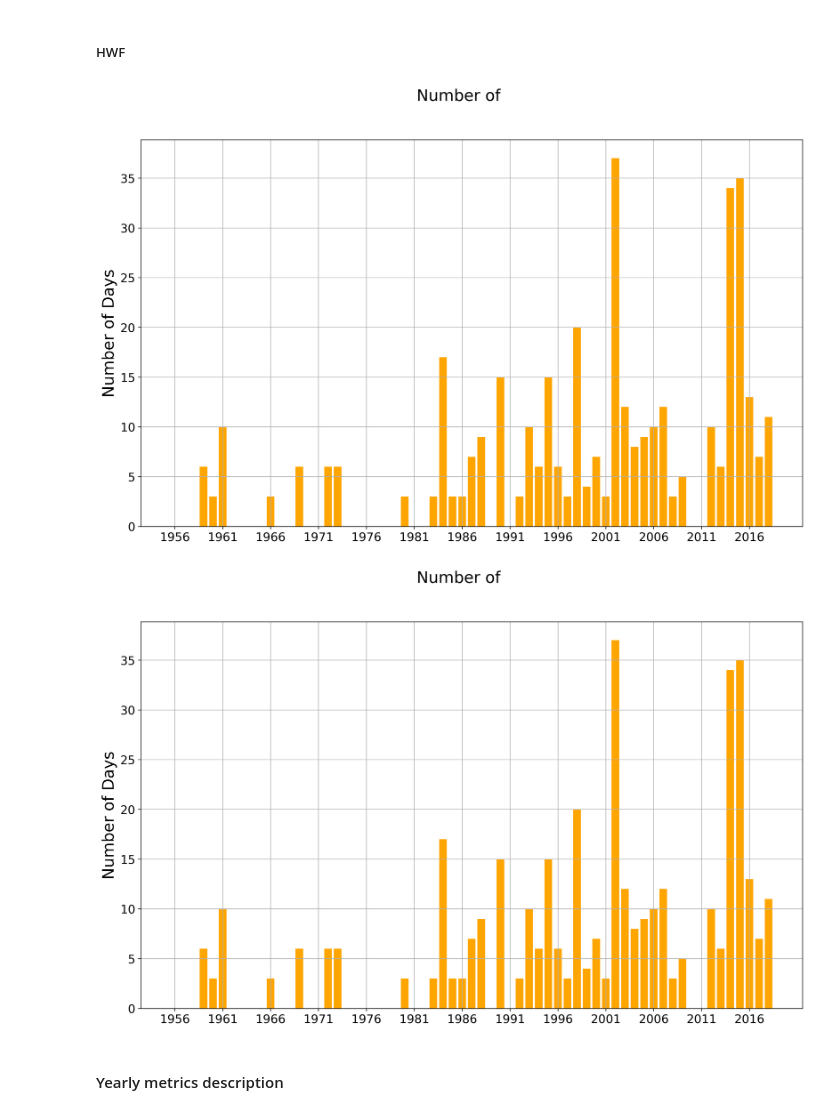
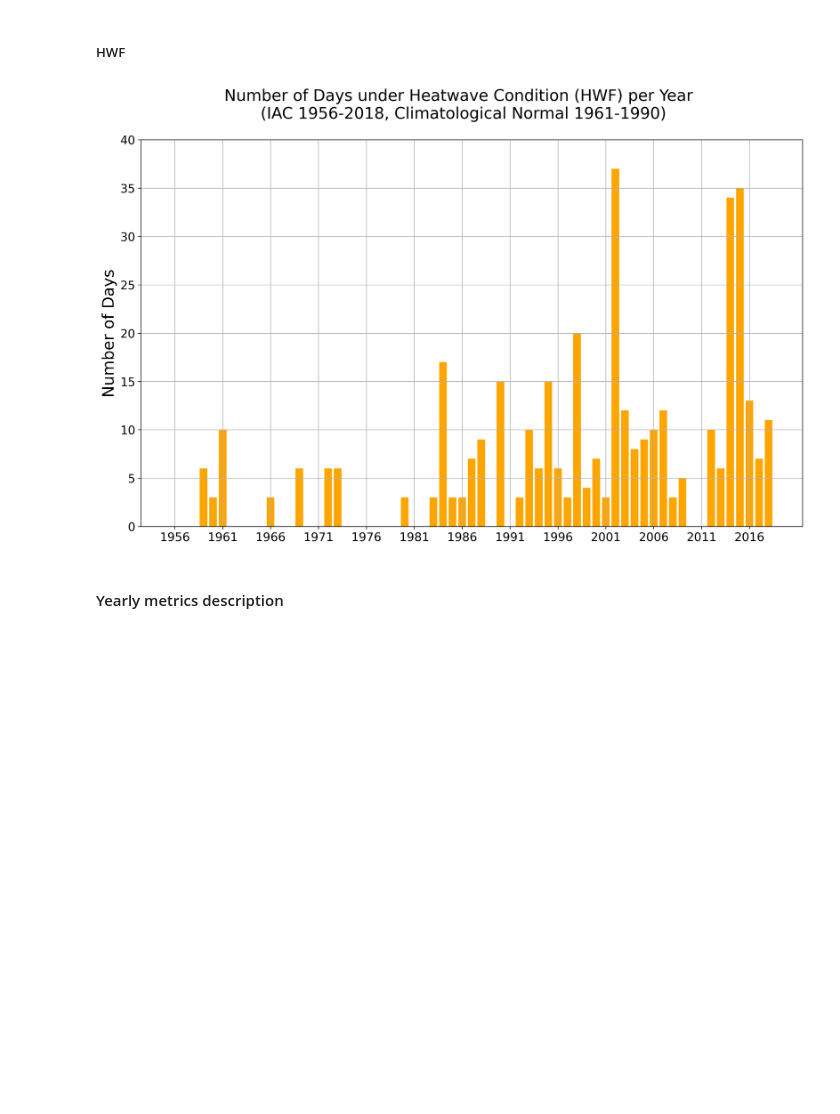
Before and after one commit to climate-and-health-datasci-Unicamp/py-climate-health-toolbox, a Jupyter notebook: examples/IAC_heatwave_analyses.ipynb, the cells around one changed output. Drawn from its saved outputs; the diff is of its cells as text; code cells hidden in the pictures; blank space fills up the shorter version.

```diff
--- a/examples/IAC_heatwave_analyses.ipynb
+++ b/examples/IAC_heatwave_analyses.ipynb
@@ -345,10 +378,9 @@ tex.plot_oneMetric(HW_IAC_metrics,'HWD','Number of ')
 # %% [markdown]
 ##### HWF
-# %%
-tex.plot_oneMetric(HW_IAC_metrics,'HWF','Number of ')
-# %% [output]
-[figure, removed]
-[figure, removed]
+# %%
+tex.plot_oneMetric(HW_IAC_metrics,'HWF','Number of Days under Heatwave Condition (HWF) per Year \n (IAC 1956-2018, Climatological Normal 1961-1990)',lim=40)
+# %% [output]
+[figure, added]
 # %% [markdown]
 #### Yearly metrics description
 # %%
```
Also changed, not shown: parts of 184 cells of this notebook.
